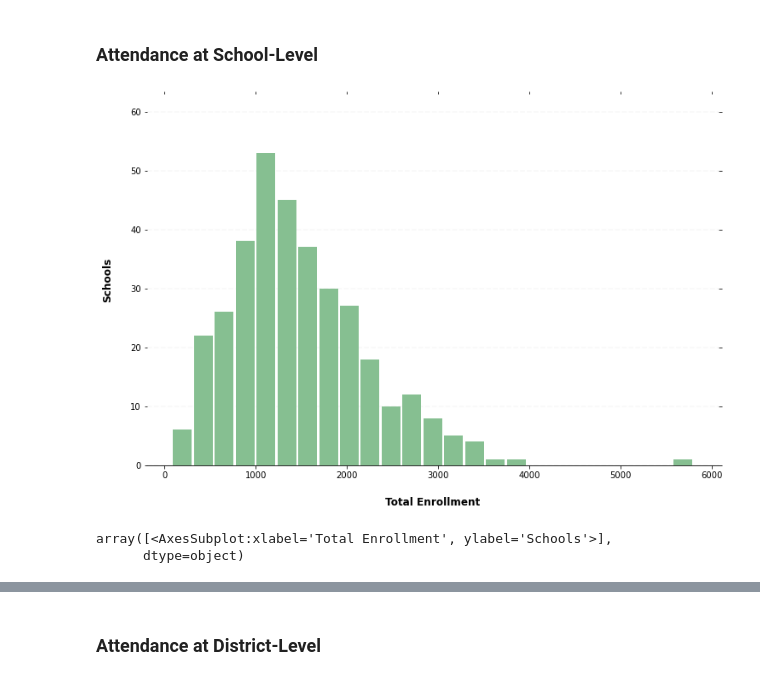
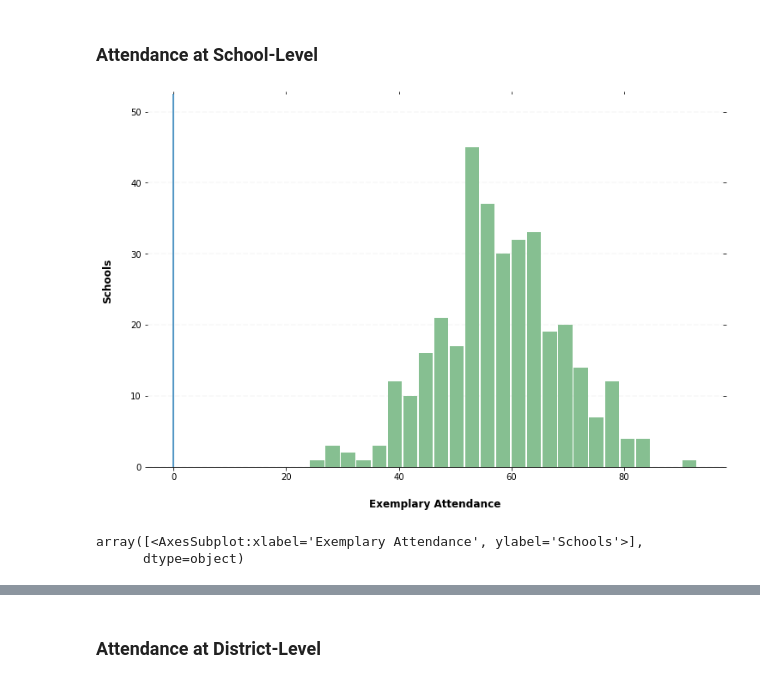
Before and after one commit to rajaridgway/SpringboardCapstoneTwo, a Jupyter notebook: 02_eda_capstonetwo_ridgway.ipynb, the cells around one changed output, grey strips where cells are left out. Cells and saved outputs as stored; diff of their text form; code cells hidden in the pictures.

```diff
--- a/02_eda_capstonetwo_ridgway.ipynb
+++ b/02_eda_capstonetwo_ridgway.ipynb
@@ -77,6 +89,6 @@ plt.show()
 # %%
 # Define a function for a more customized visual (adapted from: https://mode.com/example-gallery/python_histogram/)
-def simple_hist(df, column, xlabel, ylabel):
+def simple_hist(df, column, xlabel, ylabel, benchmark):
 
     ax = df.hist(column=column, bins=25, grid=False, figsize=(12,8), color='#86bf91', zorder=2, rwidth=0.9)
 
@@ -108,6 +120,11 @@ def simple_hist(df, column, xlabel, ylabel):
         # Format y-axis label
         x.yaxis.set_major_formatter(StrMethodFormatter('{x:,g}'))
 
+
+    # Add benchmark
+    plt.axvline(x=benchmark)
+
+
     plt.show()
     return ax
 # %%
@@ -212,8 +248,8 @@ plt.show()
 # %% [markdown]
 ### Attendance at School-Level
 # %%
-simple_hist(att, 'STUDENT_COUNT_ALL', 'Total Enrollment', 'Schools')
+simple_hist(att, 'FIVE_OR_FEWER_PERCENT_ALL', 'Exemplary Attendance', 'Schools', 0)
 # %% [output]
-[figure, old version]
+[figure, new version]
-array([<AxesSubplot:xlabel='Total Enrollment', ylabel='Schools'>],
+array([<AxesSubplot:xlabel='Exemplary Attendance', ylabel='Schools'>],
       dtype=object)
```
Also changed, not shown: parts of 15 cells of this notebook.
